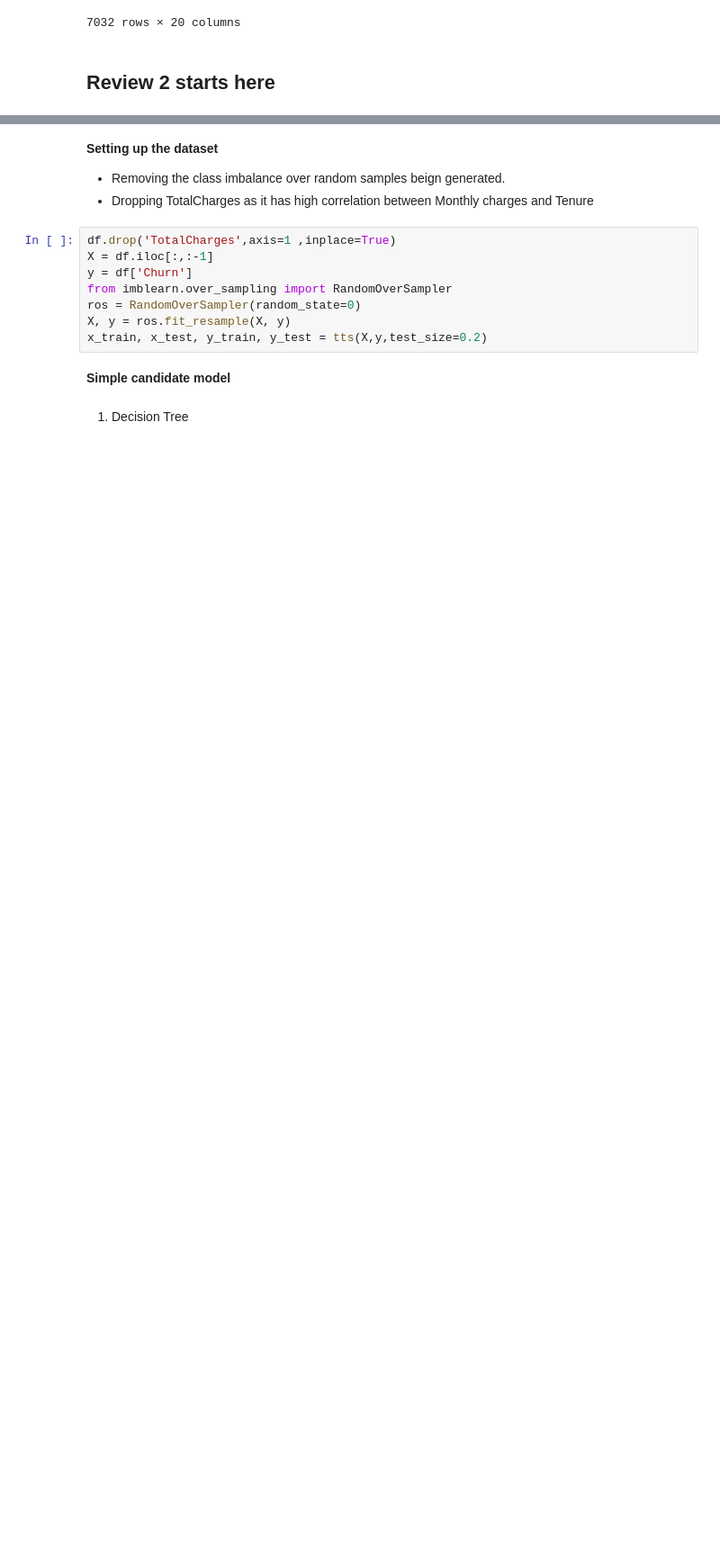
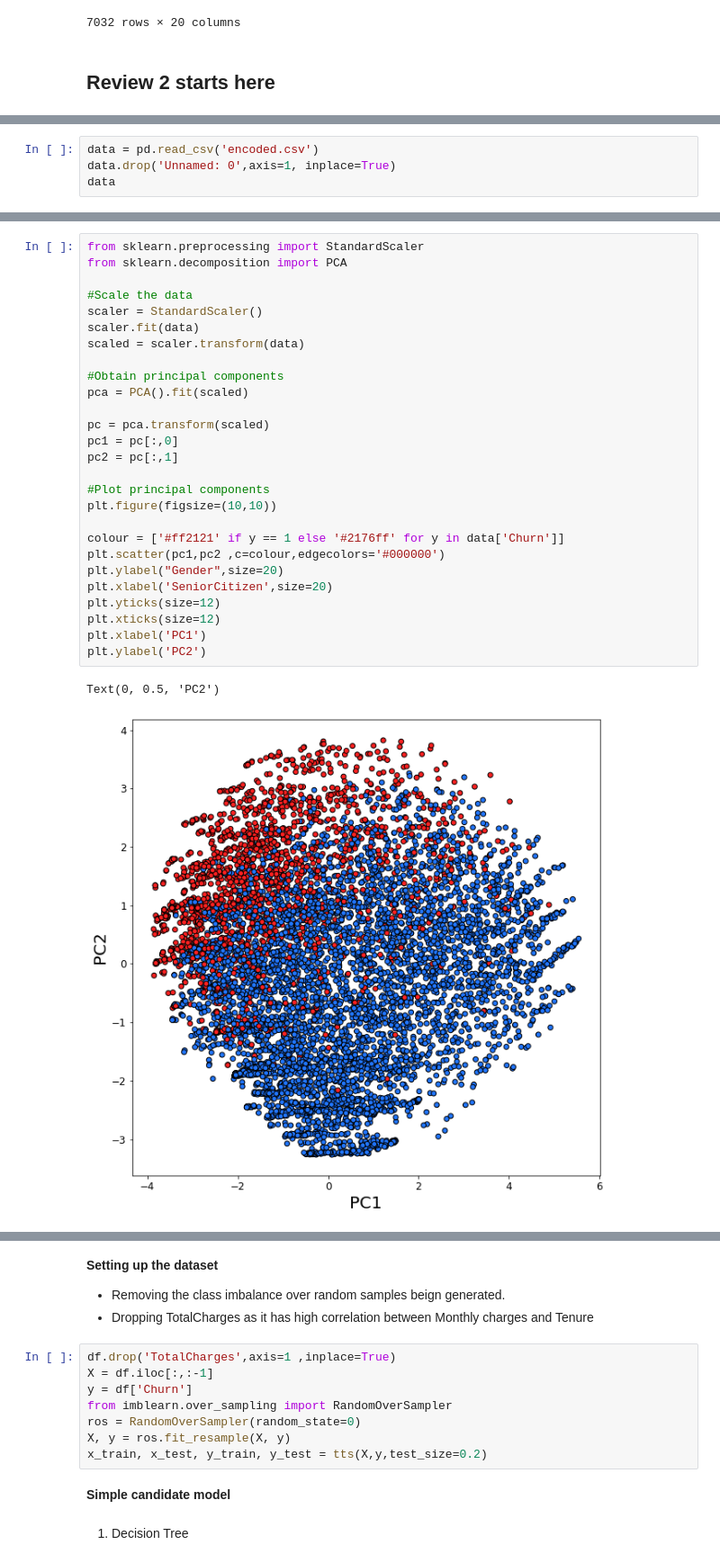
Before and after one commit to Shankar0x/CSE305_EnsembleChurnProject, a Jupyter notebook: main.ipynb, the cells around one changed output, grey strips where cells are left out. Shown at 90% size. Cells and saved outputs as stored; diff of their text form; blank space fills up the shorter version.

```diff
--- a/main.ipynb
+++ b/main.ipynb
@@ -666,0 +674,4 @@ df
+# %%
+data = pd.read_csv('encoded.csv')
+data.drop('Unnamed: 0',axis=1, inplace=True)
+data
@@ -666,0 +692,30 @@ df
+# %%
+from sklearn.preprocessing import StandardScaler
+from sklearn.decomposition import PCA
+
+#Scale the data
+scaler = StandardScaler()
+scaler.fit(data)
+scaled = scaler.transform(data)
+
+#Obtain principal components
+pca = PCA().fit(scaled)
+
+pc = pca.transform(scaled)
+pc1 = pc[:,0]
+pc2 = pc[:,1]
+
+#Plot principal components
+plt.figure(figsize=(10,10))
+
+colour = ['#ff2121' if y == 1 else '#2176ff' for y in data['Churn']]
+plt.scatter(pc1,pc2 ,c=colour,edgecolors='#000000')
+plt.ylabel("Gender",size=20)
+plt.xlabel('SeniorCitizen',size=20)
+plt.yticks(size=12)
+plt.xticks(size=12)
+plt.xlabel('PC1')
+plt.ylabel('PC2')
+# %% [output]
+Text(0, 0.5, 'PC2')
+[figure, added]
```
Also changed, not shown: parts of 50 cells of this notebook, 8 other files.
